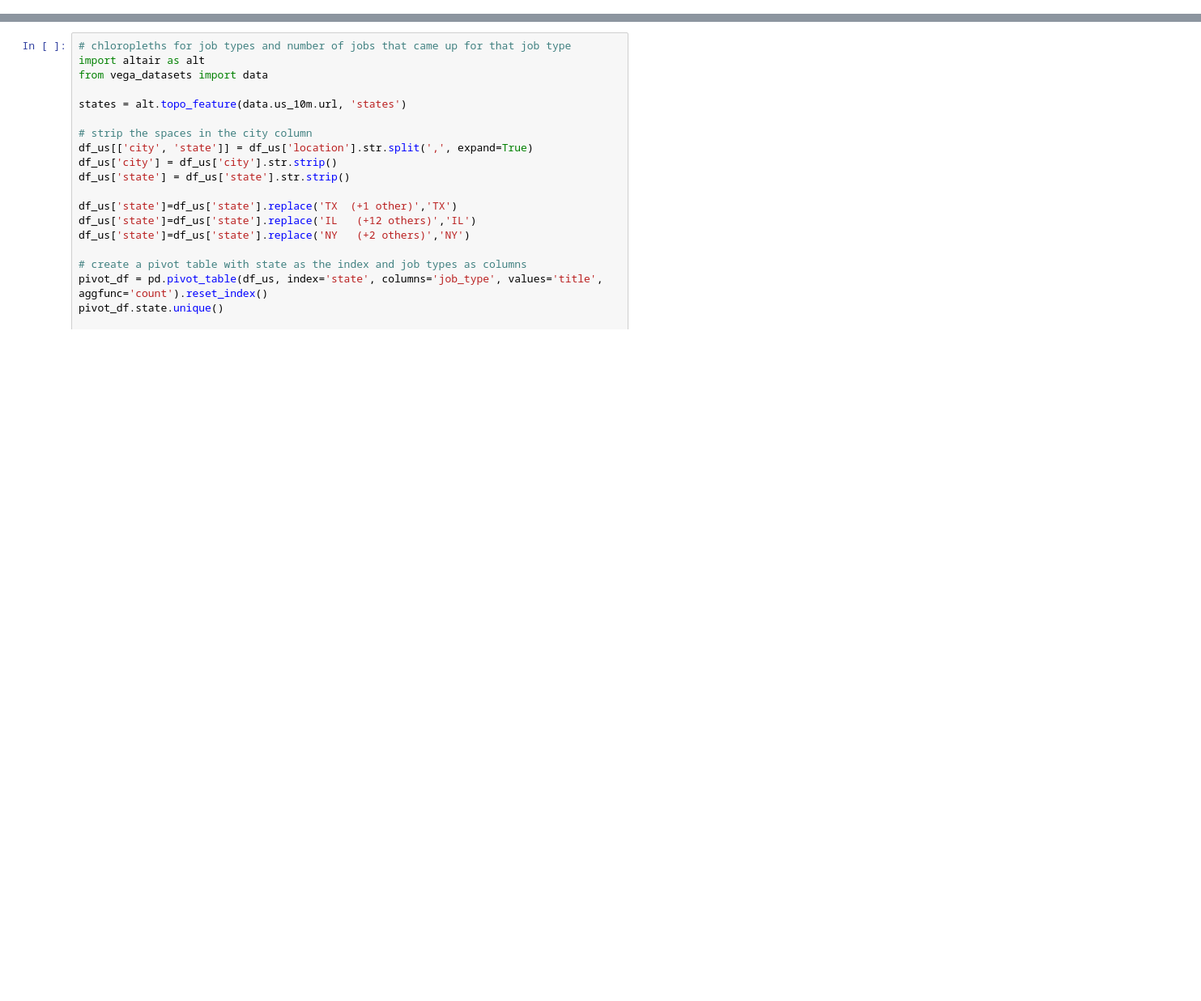
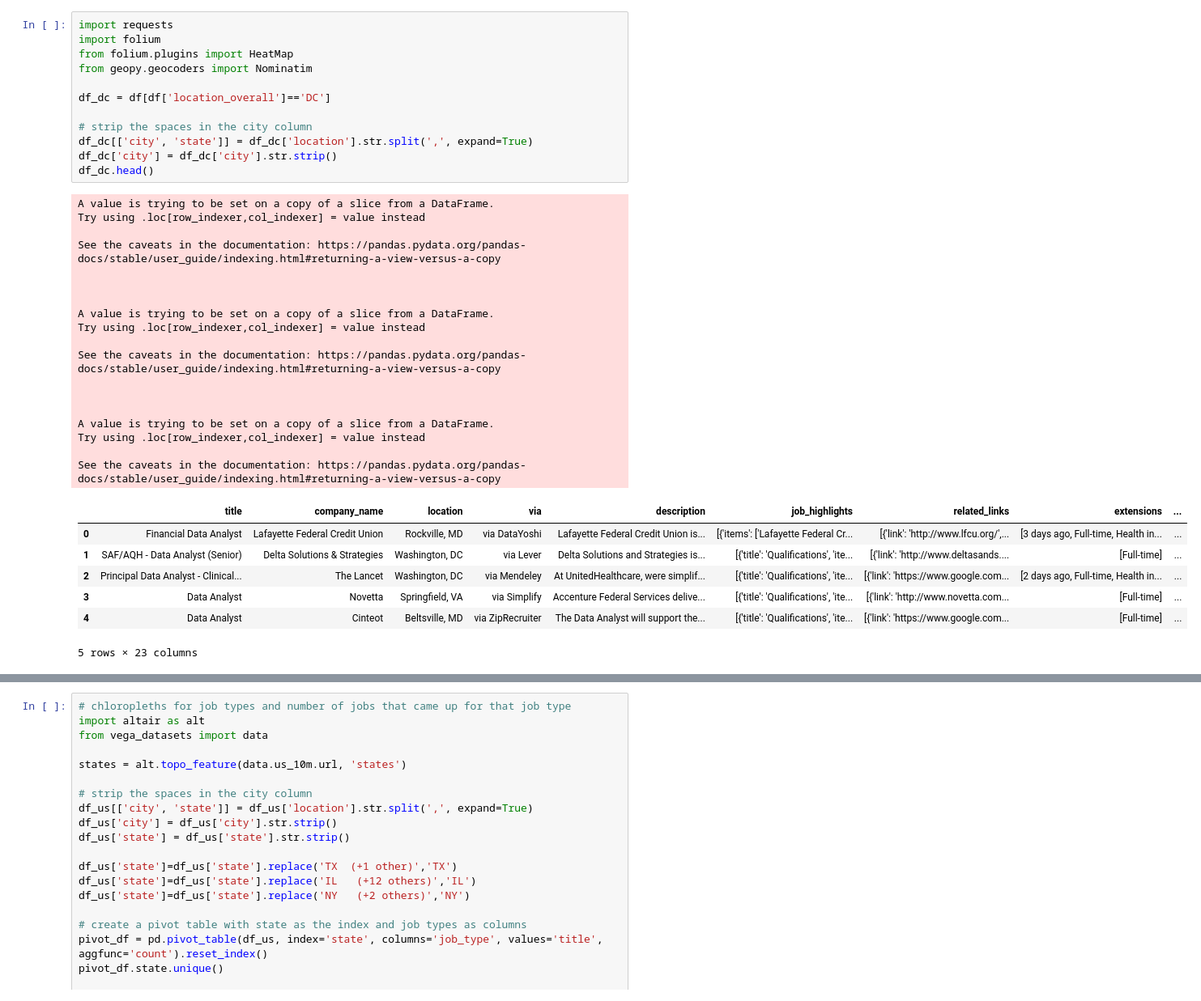
Before and after one commit to ameliabaier17/ameliabaier17.github.io, a Jupyter notebook: code/index.ipynb, the cells around one changed output, grey strips where cells are left out. Shown: that part at 81% size. Cells and saved outputs as stored; diff of their text form; blank space fills up the shorter version.

```diff
--- a/code/index.ipynb
+++ b/code/index.ipynb
@@ -778,3 +789,41 @@ fig.show()
 fig.write_html('../images/heatmap.html')
 # %% [output]
 [interactive output not drawn]
+# %%
+import requests
+import folium
+from folium.plugins import HeatMap
+from geopy.geocoders import Nominatim
+
+df_dc = df[df['location_overall']=='DC']
+
+# strip the spaces in the city column
+df_dc[['city', 'state']] = df_dc['location'].str.split(',', expand=True)
+df_dc['city'] = df_dc['city'].str.strip()
+df_dc.head()
+# %% [output]
+A value is trying to be set on a copy of a slice from a DataFrame.
+Try using .loc[row_indexer,col_indexer] = value instead
+
+See the caveats in the documentation: https://pandas.pydata.org/pandas-docs/stable/user_guide/indexing.html#returning-a-view-versus-a-copy
+
+
+
+A value is trying to be set on a copy of a slice from a DataFrame.
+Try using .loc[row_indexer,col_indexer] = value instead
+
+See the caveats in the documentation: https://pandas.pydata.org/pandas-docs/stable/user_guide/indexing.html#returning-a-view-versus-a-copy
+
+
+
+A value is trying to be set on a copy of a slice from a DataFrame.
+Try using .loc[row_indexer,col_indexer] = value instead
+
+See the caveats in the documentation: https://pandas.pydata.org/pandas-docs/stable/user_guide/indexing.html#returning-a-view-versus-a-copy
+|  | title | company_name | location | via | description | job_highlights | related_links | extensions | ... |
+| 0 | Financial Data Analyst | Lafayette Federal Credit Union | Rockville, MD | via DataYoshi | Lafayette Federal Credit Union is... | [{'items': ['Lafayette Federal Cr... | [{'link': 'http://www.lfcu.org/',... | [3 days ago, Full-time, Health in... | ... |
+| 1 | SAF/AQH - Data Analyst (Senior) | Delta Solutions & Strategies | Washington, DC | via Lever | Delta Solutions and Strategies is... | [{'title': 'Qualifications', 'ite... | [{'link': 'http://www.deltasands.... | [Full-time] | ... |
+| 2 | Principal Data Analyst - Clinical... | The Lancet | Washington, DC | via Mendeley | At UnitedHealthcare, were simplif... | [{'title': 'Qualifications', 'ite... | [{'link': 'https://www.google.com... | [2 days ago, Full-time, Health in... | ... |
+| 3 | Data Analyst | Novetta | Springfield, VA | via Simplify | Accenture Federal Services delive... | [{'title': 'Qualifications', 'ite... | [{'link': 'http://www.novetta.com... | [Full-time] | ... |
+| 4 | Data Analyst | Cinteot | Beltsville, MD | via ZipRecruiter | The Data Analyst will support the... | [{'title': 'Qualifications', 'ite... | [{'link': 'https://www.google.com... | [Full-time] | ... |
+5 rows × 23 columns
```
Also changed, not shown: parts of 4 cells of this notebook, 5 other files.
